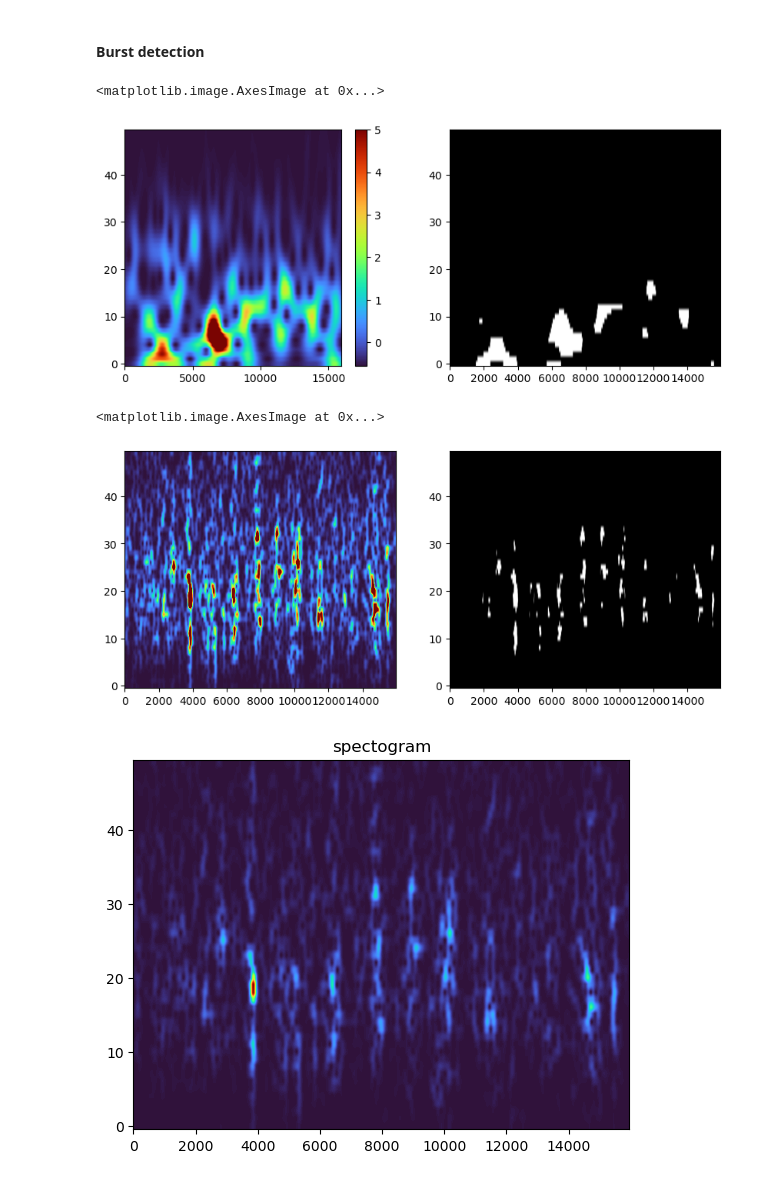
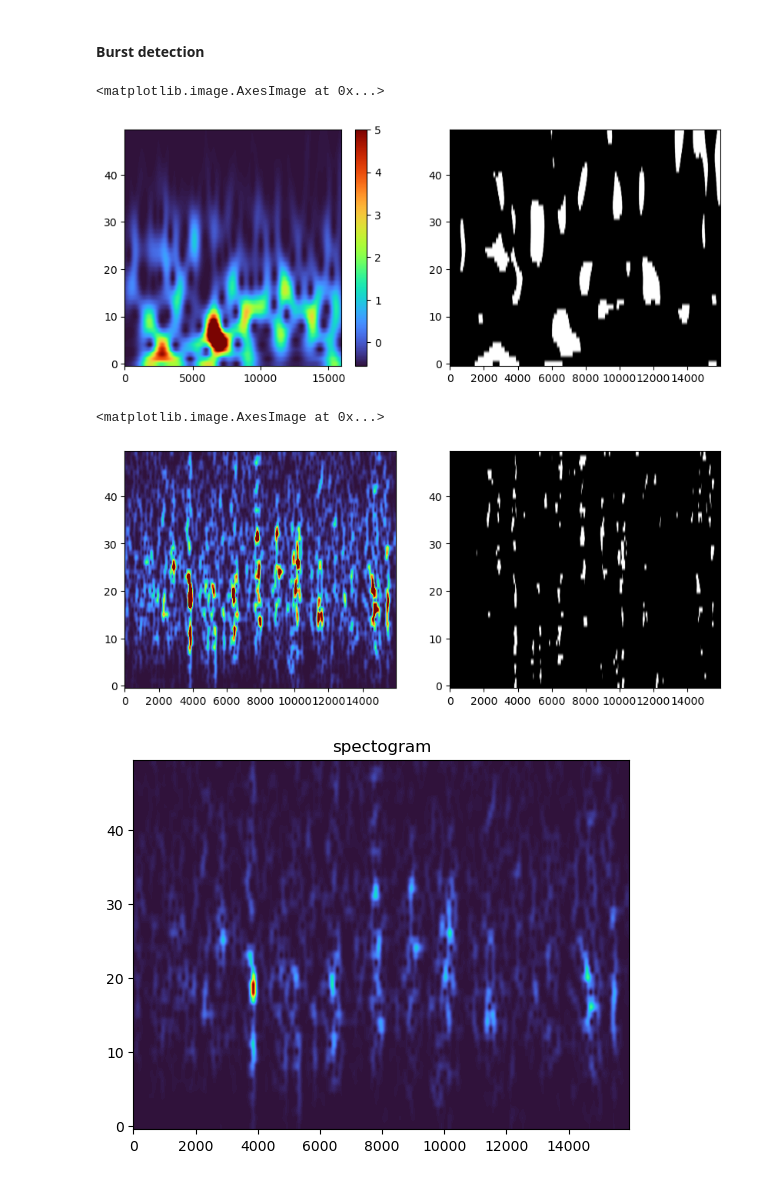
Before and after one commit to ViniciusLima94/vanderbilt, a Jupyter notebook: notebooks/2_Empirical_Mode_Decomposition.ipynb, the cells around one changed output. Drawn from its saved outputs; the diff is of its cells as text; code cells hidden in the pictures.

```diff
--- a/notebooks/2_Empirical_Mode_Decomposition.ipynb
+++ b/notebooks/2_Empirical_Mode_Decomposition.ipynb
@@ -423,7 +423,7 @@ def return_labeled_image(img: list, threshold: float):
 
 
 def detect_burts(
-    spectra: xr.DataArray, init_threshold: float, min_threshold: float, gamma: float
+    spectra: xr.DataArray, init_threshold: float, min_threshold: float, gamma: float, relative: bool = True
 ):
     """
     Detect bursts in spectra using a dynamic thresholding approach.
@@ -450,8 +450,10 @@ def detect_burts(
     # Dimensions of the spectra
     size = spectra.shape
     # z-score spectra
-    # z = (spectra - spectra.mean("times")) / spectra.std("times")
-    z = (spectra - spectra.mean()) / spectra.std()
+    if relative:
+        z = (spectra - spectra.mean("times")) / spectra.std("times")
+    else:
+        z = (spectra - spectra.mean()) / spectra.std()
     # label image using initial threshold
     labeled_image, labels, nlabels = return_labeled_image(z, init_threshold)
 
@@ -514,20 +516,20 @@ def detect_burts(
 # %%
 z = W_theta[0]
 z = (z - z.mean()) / z.std()
 plt.figure(figsize=(10, 4))
 plt.subplot(1, 2, 1)
 plt.imshow(z, aspect="auto", origin="lower", cmap="turbo", vmax=5)
 plt.colorbar()
 plt.subplot(1, 2, 2)
 plt.imshow(
-    detect_burts(W_theta[0], 6, 2, 0.1) > 0,
+    detect_burts(W_theta[0], 5, 1, 0.1) > 0,
     aspect="auto",
     origin="lower",
     cmap="binary_r",
 )
 # %% [output]
 <matplotlib.image.AxesImage at 0x...>
-[figure, old version]
+[figure, new version]
 # %%
 z = W_gamma[0]
 z = (z - z.mean()) / z.std()
@@ -543,7 +545,7 @@ plt.imshow(
 )
 # %% [output]
 <matplotlib.image.AxesImage at 0x...>
-[figure, old version]
+[figure, new version]
 # %%
 pos = 0
 z = (W_gamma[pos] - W_gamma[pos].std()) / W_gamma[pos].std()
```
Also changed, not shown: parts of 10 cells of this notebook, 1 other file.
